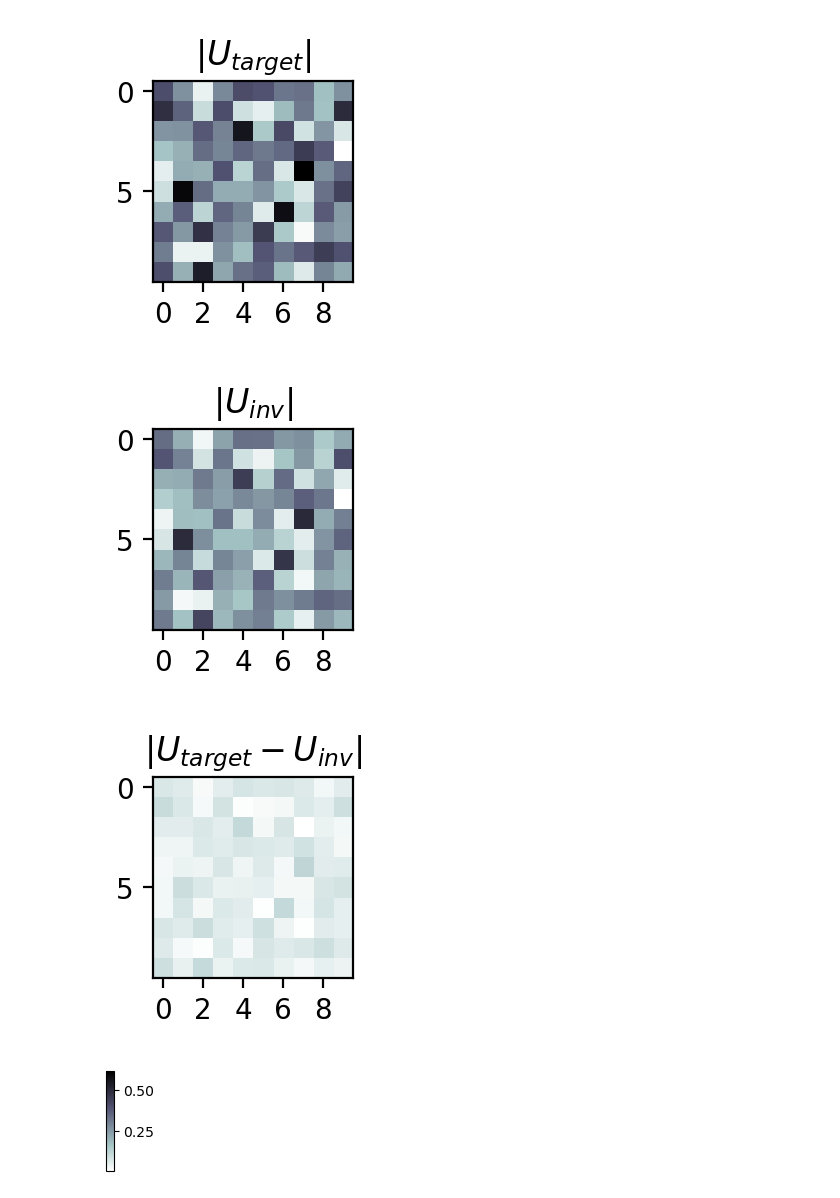
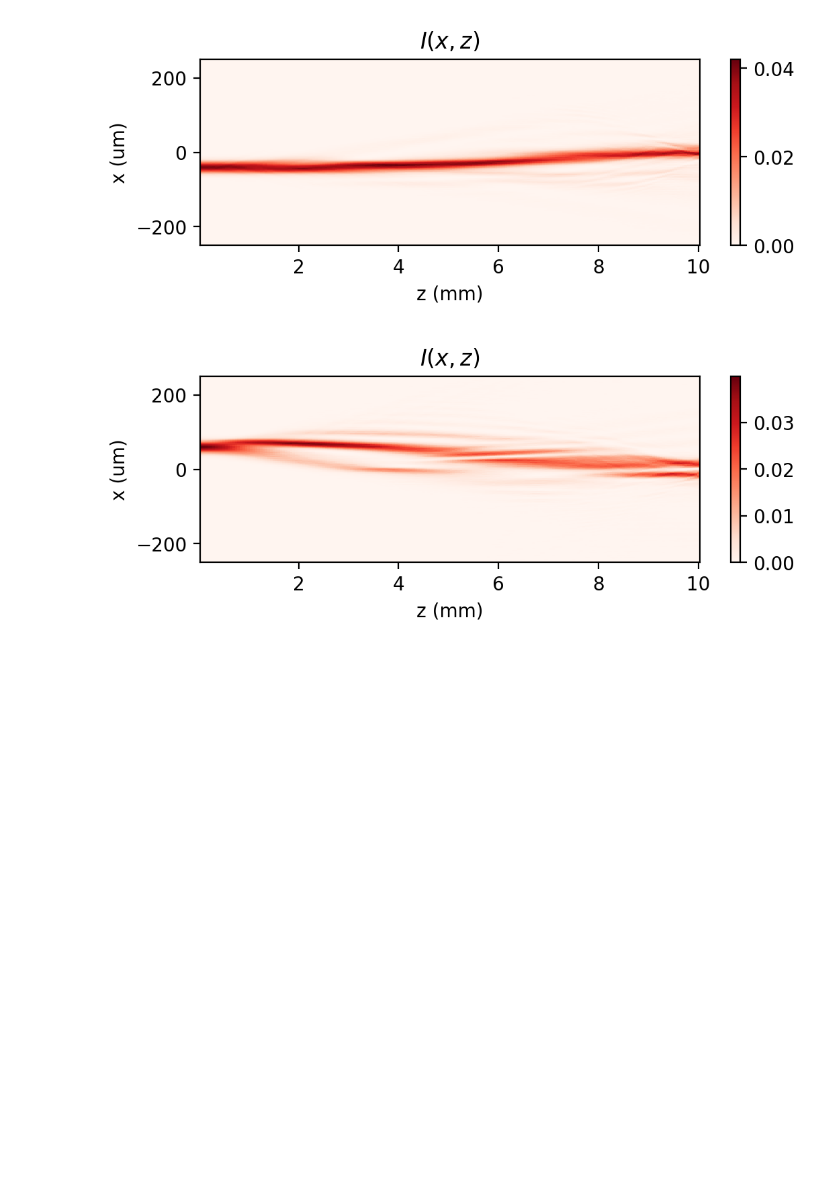
Before and after one commit to ms3452/2D-waveguide-demo-code, a Jupyter notebook: Notebook 6--Mismatched forward-backward pass.ipynb, the cells around one changed output. Drawn from its saved outputs; the diff is of its cells as text; code cells hidden in the pictures; blank space fills up the shorter version.

```diff
--- a/Notebook 6--Mismatched forward-backward pass.ipynb
+++ b/Notebook 6--Mismatched forward-backward pass.ipynb
@@ -271,9 +241,27 @@ def plot_unitary(U, vmax, title, colorbar_flag=True):
-# %%
-plot_unitary(U_target.cpu(), vmax, r"$|U_{target}|$", colorbar_flag=False)
-plot_unitary(U_num_inv.cpu(), vmax, r"$|U_{inv}|$", colorbar_flag=False)
-plot_unitary(torch.abs(U_num_inv-U_target).cpu(), vmax, r"$|U_{target}-U_{inv}|$", colorbar_flag=True)
-# %% [output]
-[figure, removed]
-[figure, removed]
-[figure, removed]
-[figure, removed]
+# %%
+def plot_intensity(z_axis, x_axis, Imat_x):
+    figsize_deltan = (2*3, 2*1.5*3/5)
+    fig_main, ax = plt.subplots(figsize=figsize_deltan, dpi=200)
+    img = plt.pcolormesh(z_axis/1000, x_axis, Imat_x, cmap="Reds")
+    plt.ylim(x_axis.min(), x_axis.max())
+    plt.xlabel("z (mm)")
+    plt.ylabel("x (um)")
+    plt.title(r"$I(x, z)$")
+    plt.colorbar()
+
+    plt.show()
+# %%
+ind =  0
+Emat_x = tdwg_pnn.solver.Emat_x[:,ind].cpu().detach()
+Imat_x = Emat_x.abs().square()
+z_list = z_axis[::tdwg_pnn.solver.Ncom]
+plot_intensity(z_list, x_axis, Imat_x.T)
+
+ind =  1
+Emat_x = tdwg_pnn.solver.Emat_x[:,ind].cpu().detach()
+Imat_x = Emat_x.abs().square()
+z_list = z_axis[::tdwg_pnn.solver.Ncom]
+plot_intensity(z_list, x_axis, Imat_x.T)
+# %% [output]
+[figure, added]
+[figure, added]
```
Also changed, not shown: parts of 44 cells of this notebook, 5 other files.
